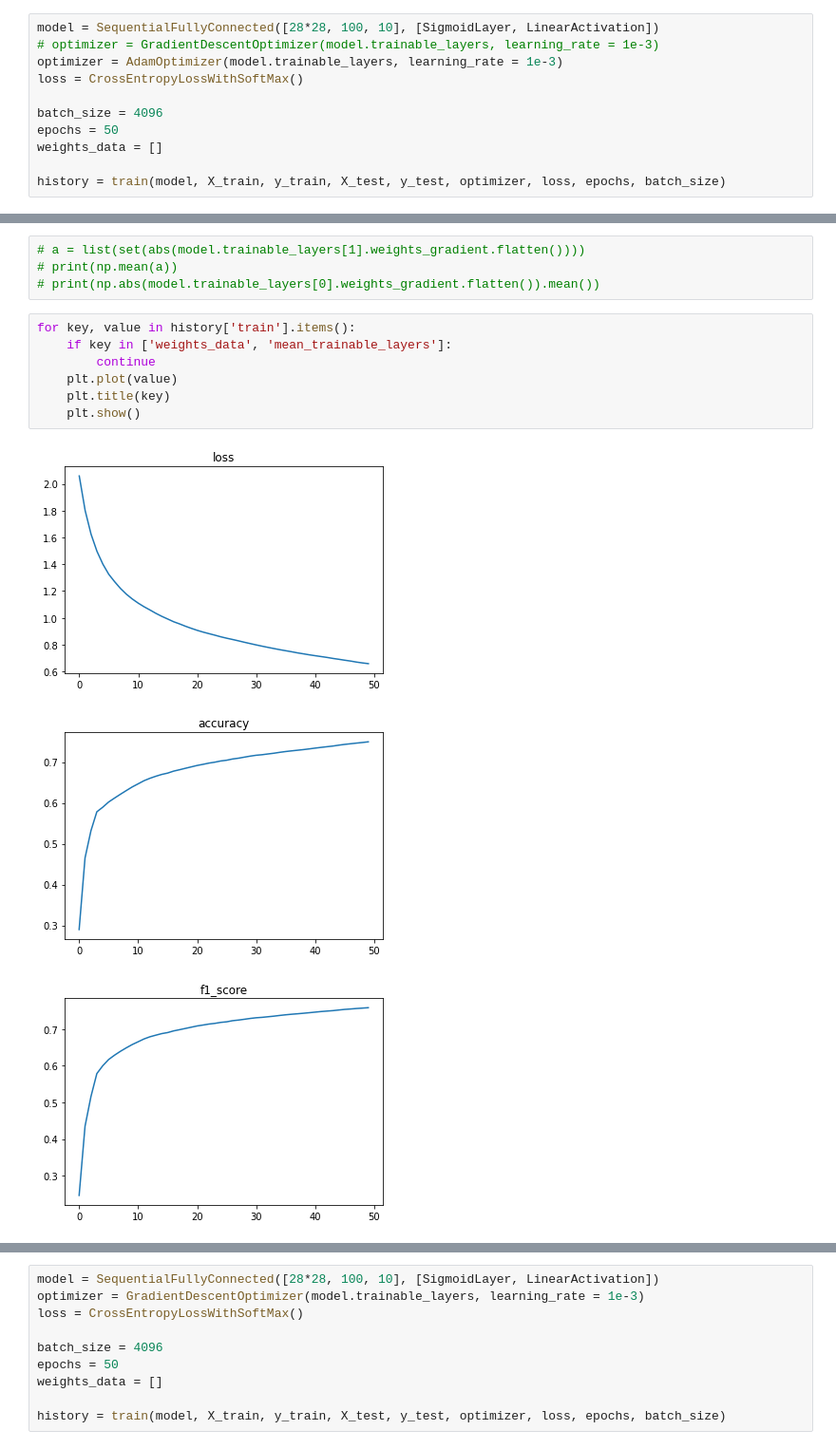
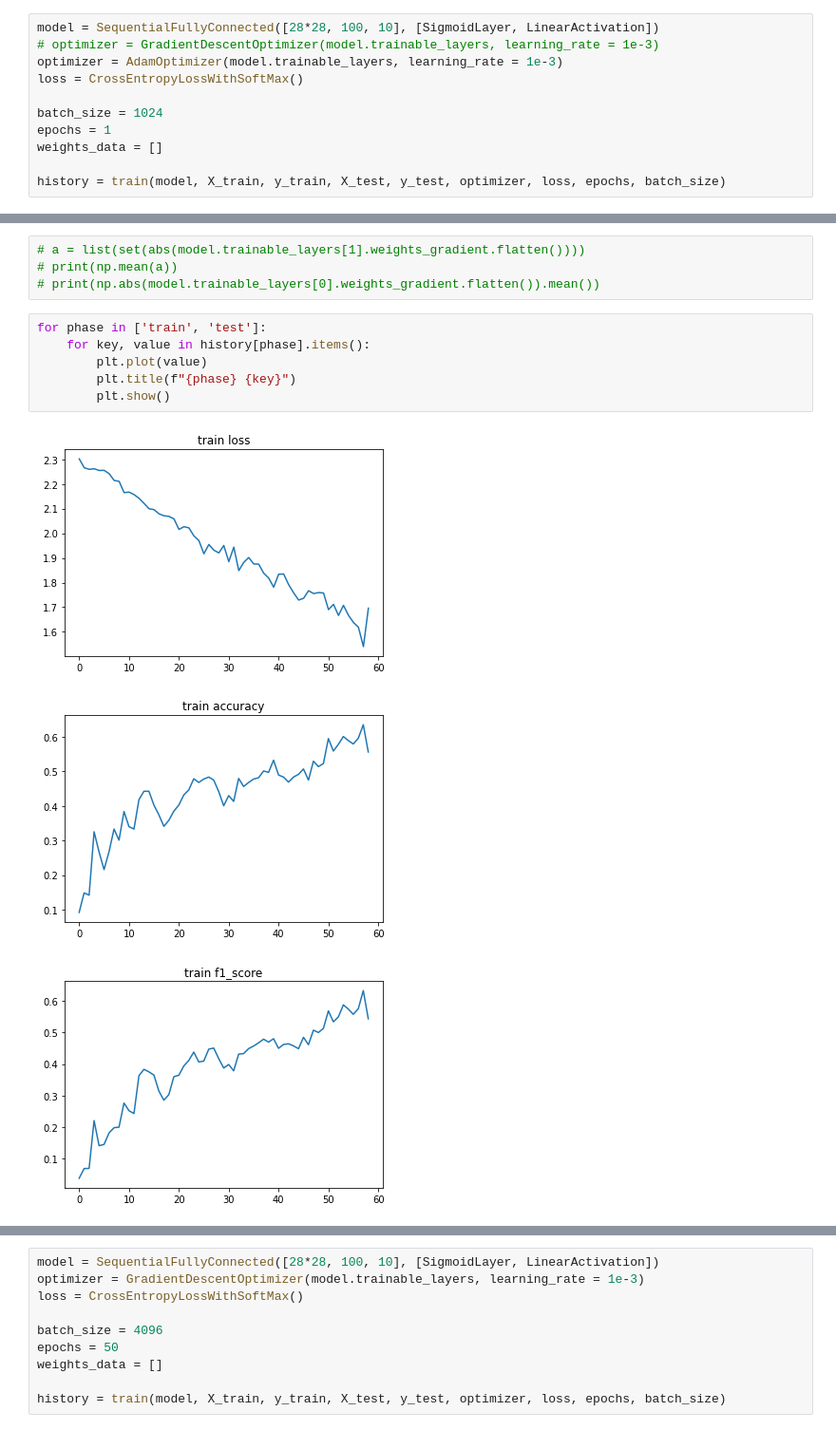
Before and after one commit to proshian/DNN_course, a Jupyter notebook: lab1/numpy_CNN/numpy_FC.ipynb, the cells around one changed output, grey strips where cells are left out. Shown at 95% size. Saved outputs shown, nothing was run; the diff lists cells and outputs as text.

Commit message:
Emprove train cycle

```diff
--- a/lab1/numpy_CNN/numpy_FC.ipynb
+++ b/lab1/numpy_CNN/numpy_FC.ipynb
@@ -148,8 +123,8 @@ model = SequentialFullyConnected([28*28, 100, 10], [SigmoidLayer, LinearActivati
 optimizer = AdamOptimizer(model.trainable_layers, learning_rate = 1e-3)
 loss = CrossEntropyLossWithSoftMax()
 
-batch_size = 4096
-epochs = 50
+batch_size = 1024
+epochs = 1
 weights_data = []
 
 history = train(model, X_train, y_train, X_test, y_test, optimizer, loss, epochs, batch_size)
@@ -162,13 +137,12 @@ history = train(model, X_train, y_train, X_test, y_test, optimizer, loss, epochs
 # print(np.mean(a))
 # print(np.abs(model.trainable_layers[0].weights_gradient.flatten()).mean())
 # %%
-for key, value in history['train'].items():
-    if key in ['weights_data', 'mean_trainable_layers']:
-        continue
-    plt.plot(value)
-    plt.title(key)
-    plt.show()
+for phase in ['train', 'test']:
+    for key, value in history[phase].items():
+        plt.plot(value)
+        plt.title(f"{phase} {key}")
+        plt.show()
 # %% [output]
-[figure, old version]
+[figure, new version]
-[figure, old version]
+[figure, new version]
-[figure, old version]
+[figure, new version]
```
Also changed, not shown: parts of 7 cells of this notebook, 1 other file.
